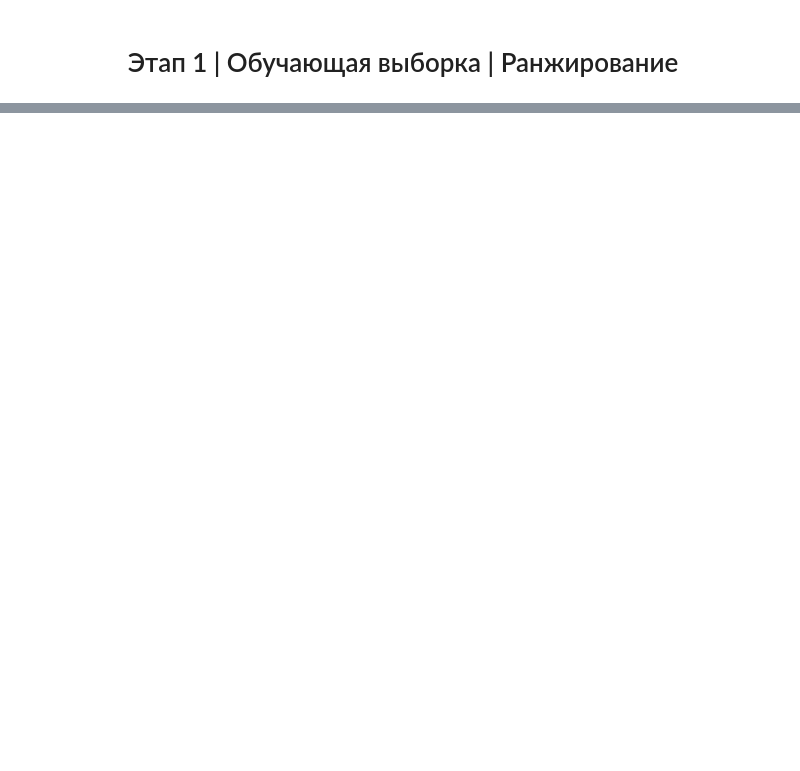
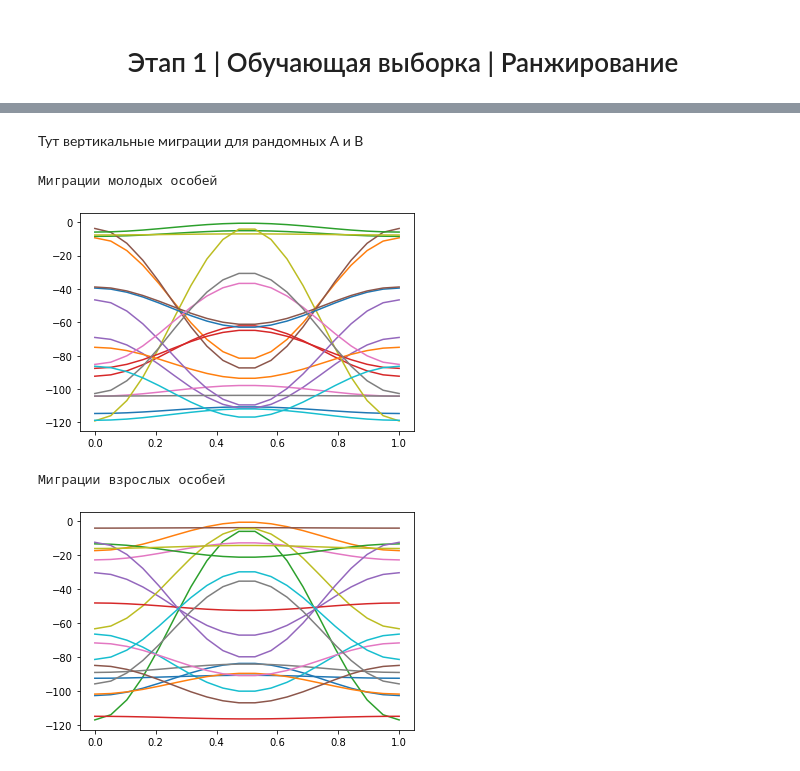
Before and after one commit to Breketov/MMPO, a Jupyter notebook: MMPO.ipynb, the cells around one changed output, grey strips where cells are left out. Cells and saved outputs as stored; diff of their text form; code cells hidden in the pictures; blank space fills up the shorter version.

```diff
--- a/MMPO.ipynb
+++ b/MMPO.ipynb
@@ -41,8 +58,15 @@ def rand_A_B(Nmax):
 # %%
-def strategy(t, A, B):
+def strategy(t, AB):
+   Ay = AB[0]
+   By = AB[1]
+   Ao = AB[2]
+   Bo = AB[3]
    x_yng = []
+   x_old = []
    for i in range(0, Nmax):
-      x_yng_ = A[i] + B[i]*np.cos(2*np.pi*t[i])
-      x_yng_ = round(x_yng_, 3)
-      x_yng.append(x_yng_)
-   return x_yng
+      xyng = Ay[i] + By[i]*np.cos(2*np.pi*t)
+      x_yng.append(xyng)
+
+      xold = Ao[i] + Bo[i]*np.cos(2*np.pi*t)
+      x_old.append(xold)
+   return x_yng, x_old
@@ -63,0 +110,31 @@ plt.plot(t, x)
+# %% [markdown]
+Тут вертикальные миграции для рандомных А и В
+# %%
+Nmax = 20
+D = 120
+D0 = 70
+sigma1 = 1
+sigma2 = 1
+
+t = np.linspace(0, 1, Nmax)
+AB = rand_AB(Nmax)
+x = strategy(t, AB)
+x_yng = x[0]
+x_old = x[1]
+DVM_yng = []
+DVM_old = []
+print('Миграции молодых особей')
+for i in range (0, Nmax):
+   DVM_yng.append(x_yng[i])
+   plt.plot(t, DVM_yng[i])
+plt.show()
+print('Миграции взрослых особей')
+for i in range (0, Nmax):
+   DVM_old.append(x_old[i])
+   plt.plot(t, DVM_old[i])
+plt.show()
+# %% [output]
+Миграции молодых особей
+[figure, added]
+Миграции взрослых особей
+[figure, added]
```
Also changed, not shown: parts of 6 cells of this notebook, 4 other files.
